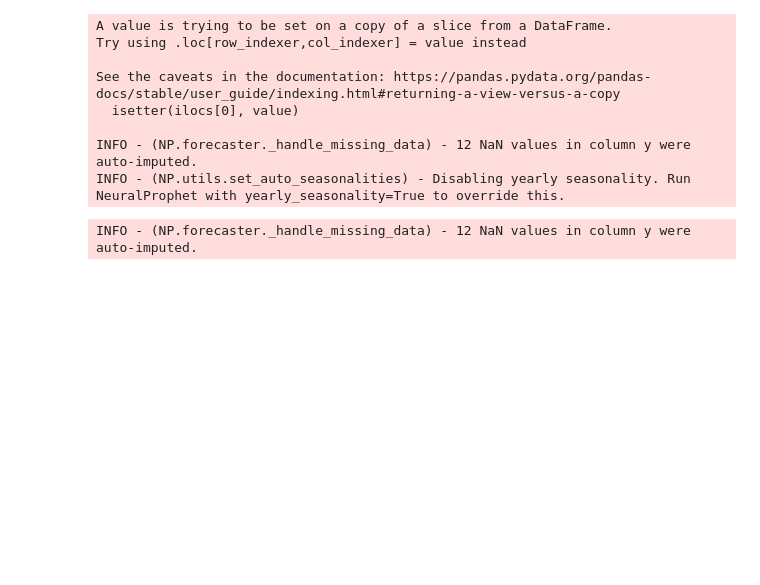
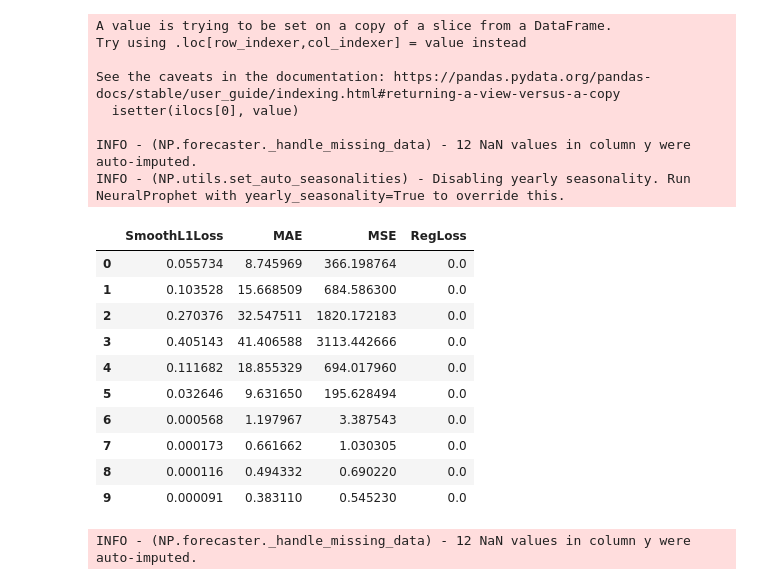
Before and after one commit to neuralprophet/neural_prophet_lightning, a Jupyter notebook: example_notebooks/autoregression_yosemite_temps.ipynb, the cells around one changed output. Saved outputs shown, nothing was run; the diff lists cells and outputs as text; code cells hidden in the pictures; blank space fills up the shorter version.

```diff
--- a/example_notebooks/autoregression_yosemite_temps.ipynb
+++ b/example_notebooks/autoregression_yosemite_temps.ipynb
@@ -53,6 +53,20 @@ See the caveats in the documentation: https://pandas.pydata.org/pandas-docs/stab
 
 INFO - (NP.forecaster._handle_missing_data) - 12 NaN values in column y were auto-imputed.
 INFO - (NP.utils.set_auto_seasonalities) - Disabling yearly seasonality. Run NeuralProphet with yearly_seasonality=True to override this.
+# %%
+metrics
+# %% [output]
+|  | SmoothL1Loss | MAE | MSE | RegLoss |
+| 0 | 0.055734 | 8.745969 | 366.198764 | 0.0 |
+| 1 | 0.103528 | 15.668509 | 684.586300 | 0.0 |
+| 2 | 0.270376 | 32.547511 | 1820.172183 | 0.0 |
+| 3 | 0.405143 | 41.406588 | 3113.442666 | 0.0 |
+| 4 | 0.111682 | 18.855329 | 694.017960 | 0.0 |
+| 5 | 0.032646 | 9.631650 | 195.628494 | 0.0 |
+| 6 | 0.000568 | 1.197967 | 3.387543 | 0.0 |
+| 7 | 0.000173 | 0.661662 | 1.030305 | 0.0 |
+| 8 | 0.000116 | 0.494332 | 0.690220 | 0.0 |
+| 9 | 0.000091 | 0.383110 | 0.545230 | 0.0 |
 # %%
 metrics = m.test(df.iloc[:-10])
 # %% [output]
```
Also changed, not shown: 2 other files.
